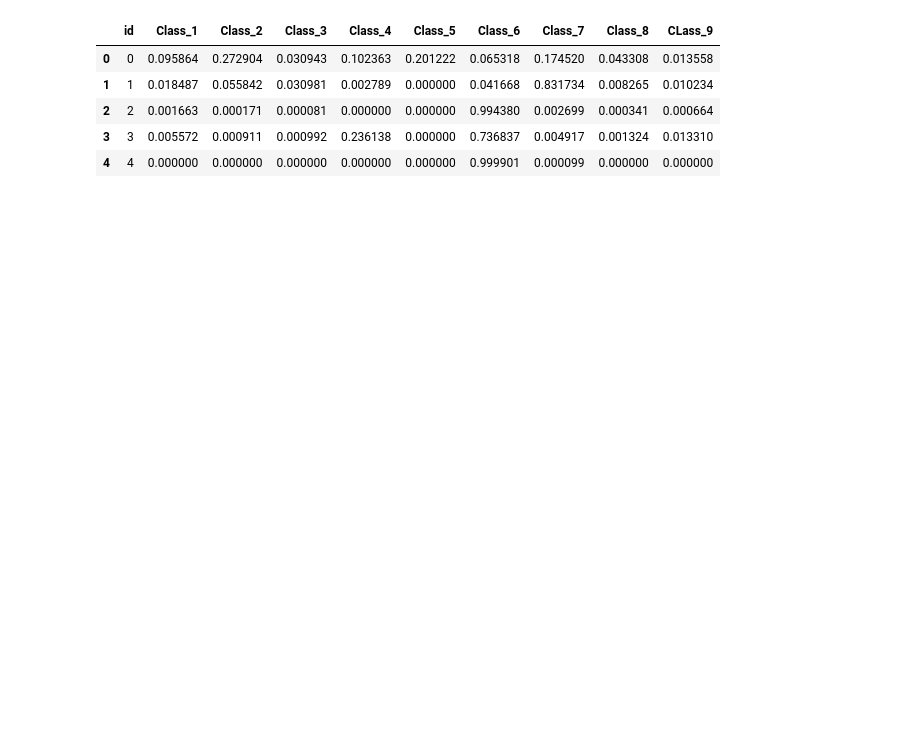
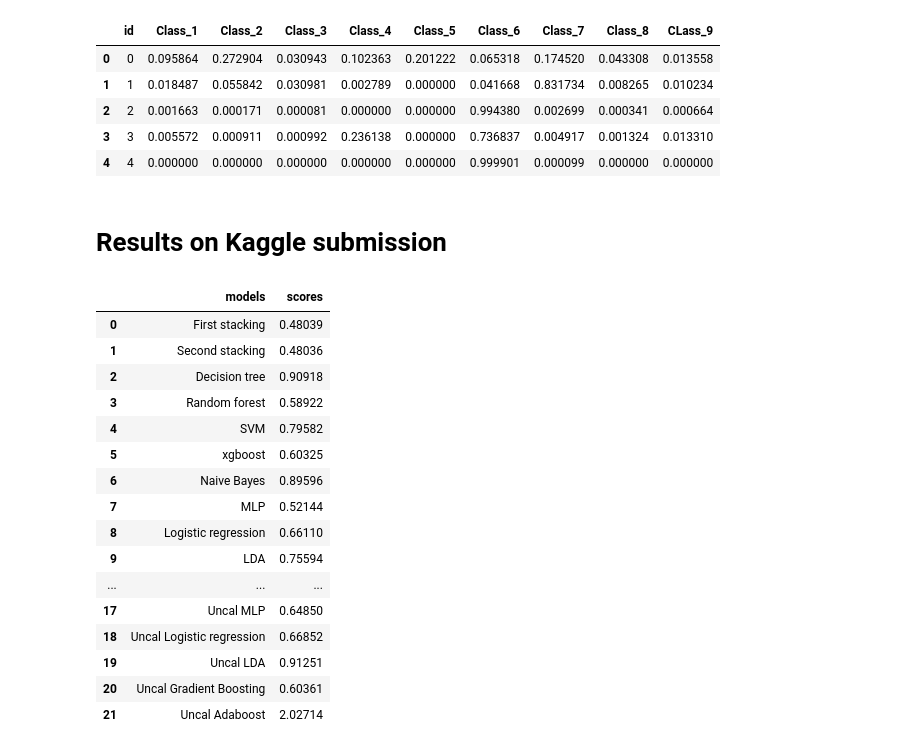
Before and after one commit to hplantec/TC1_kaggle, a Jupyter notebook: main_program.ipynb, the cells around one changed output. Cells and saved outputs as stored; diff of their text form; code cells hidden in the pictures; blank space fills up the shorter version.

```diff
--- a/main_program.ipynb
+++ b/main_program.ipynb
@@ -981,3 +961,54 @@ submit.head()
 | 2 | 2 | 0.001663 | 0.000171 | 0.000081 | 0.000000 | 0.000000 | 0.994380 | 0.002699 | 0.000341 | 0.000664 |
 | 3 | 3 | 0.005572 | 0.000911 | 0.000992 | 0.236138 | 0.000000 | 0.736837 | 0.004917 | 0.001324 | 0.013310 |
 | 4 | 4 | 0.000000 | 0.000000 | 0.000000 | 0.000000 | 0.000000 | 0.999901 | 0.000099 | 0.000000 | 0.000000 |
+# %% [markdown]
+# Results on Kaggle submission
+# %%
+# On stocke les résultats sur le public leaderboard des différents modèles
+
+# First stacking: Stacking with default models, without filtering nor calibration
+# Second stacking: Stacking with default models, without filtering, with calibration on final classifier (xgboost)
+# Decision tree: default sklearn DecisionTree
+results = pd.DataFrame(columns = ['models','scores'])
+results.loc[0] = ['First stacking',0.48039]
+results.loc[1] = ['Second stacking',0.48036]
+results.loc[2] = ['Decision tree',0.90918]
+results.loc[3] = ['Random forest',0.58922]
+results.loc[4] = ['SVM',0.79582]
+results.loc[5] = ['xgboost',0.60325]
+results.loc[6] = ['Naive Bayes',0.89596]
+results.loc[7] = ['MLP',0.52144]
+results.loc[8] = ['Logistic regression',0.66110]
+results.loc[9] = ['LDA',0.75594]
+results.loc[10] = ['Gradient Boosting',0.66110]
+results.loc[11] = ['Adaboost',0.52144]
+
+results.loc[12] = ['Uncal Decision tree',9.89439]
+results.loc[13] = ['Uncal Random forest',1.53384]
+results.loc[14] = ['Uncal SVM',2.48420]
+results.loc[15] = ['Uncal xgboost',0.65079]
+results.loc[16] = ['Uncal Naive Bayes',7.35151]
+results.loc[17] = ['Uncal MLP',0.64850]
+results.loc[18] = ['Uncal Logistic regression',0.66852]
+results.loc[19] = ['Uncal LDA',0.91251]
+results.loc[20] = ['Uncal Gradient Boosting',0.60361]
+results.loc[21] = ['Uncal Adaboost',2.02714]
+results
+# %% [output]
+|  | models | scores |
+| 0 | First stacking | 0.48039 |
+| 1 | Second stacking | 0.48036 |
+| 2 | Decision tree | 0.90918 |
+| 3 | Random forest | 0.58922 |
+| 4 | SVM | 0.79582 |
+| 5 | xgboost | 0.60325 |
+| 6 | Naive Bayes | 0.89596 |
+| 7 | MLP | 0.52144 |
+| 8 | Logistic regression | 0.66110 |
+| 9 | LDA | 0.75594 |
+| ... | ... | ... |
+| 17 | Uncal MLP | 0.64850 |
+| 18 | Uncal Logistic regression | 0.66852 |
+| 19 | Uncal LDA | 0.91251 |
+| 20 | Uncal Gradient Boosting | 0.60361 |
+| 21 | Uncal Adaboost | 2.02714 |
```
Also changed, not shown: parts of 32 cells of this notebook, 20 other files.
